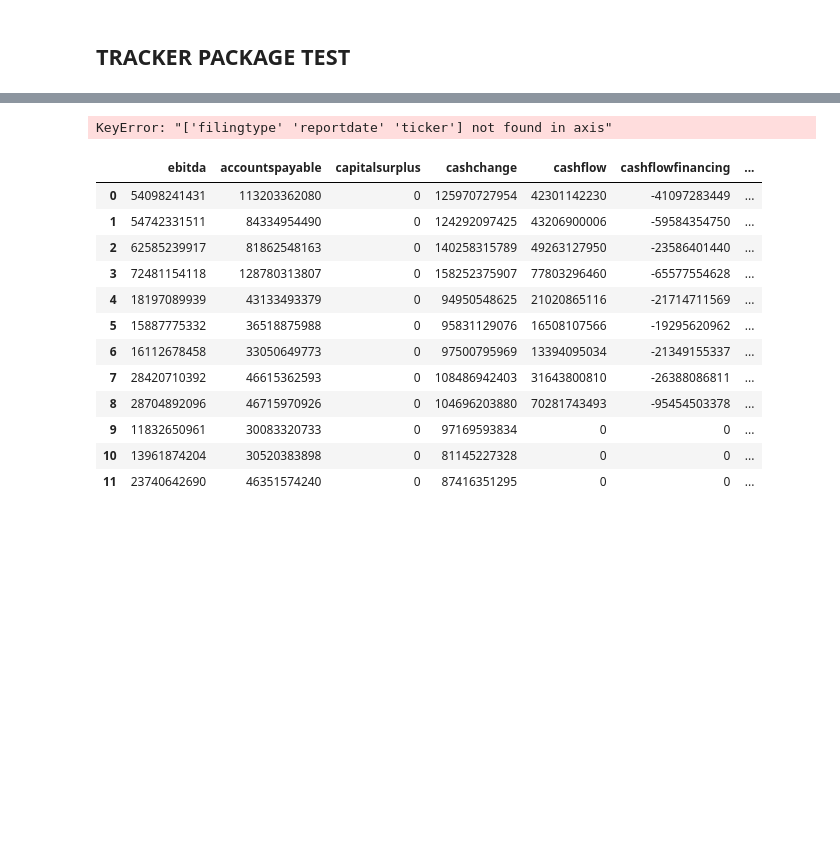
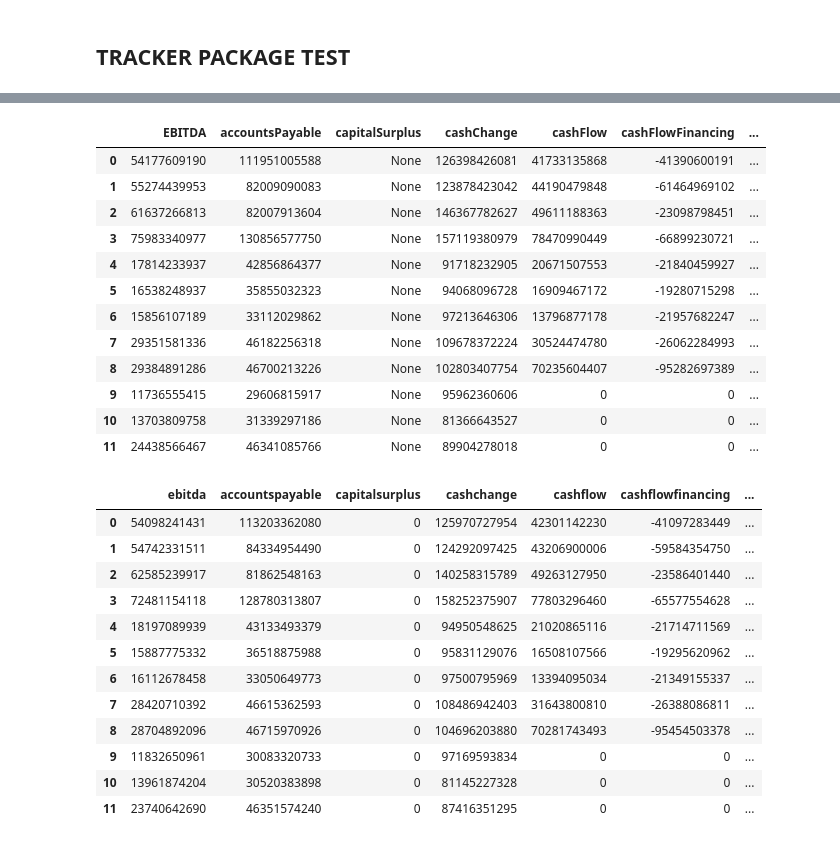
Before and after one commit to Michiel-DK/tracker, a Jupyter notebook: notebooks/try.ipynb, the cells around one changed output, grey strips where cells are left out. Cells and saved outputs as stored; diff of their text form; code cells hidden in the pictures; blank space fills up the shorter version.

```diff
--- a/notebooks/try.ipynb
+++ b/notebooks/try.ipynb
@@ -23,7 +25,19 @@ adbe.get_financials()
-# %%
-fin = adbe.get_financials().drop(labels=['filingType', 'reportdate', 'id', 'key', 'subkey', 'ticker'], axis=1)
-# %% [output]
-KeyError: "['filingtype' 'reportdate' 'ticker'] not found in axis"
+# %%
+adbe.get_financials()
+# %% [output]
+|  | EBITDA | accountsPayable | capitalSurplus | cashChange | cashFlow | cashFlowFinancing | ... |
+| 0 | 54177609190 | 111951005588 | None | 126398426081 | 41733135868 | -41390600191 | ... |
+| 1 | 55274439953 | 82009090083 | None | 123878423042 | 44190479848 | -61464969102 | ... |
+| 2 | 61637266813 | 82007913604 | None | 146367782627 | 49611188363 | -23098798451 | ... |
+| 3 | 75983340977 | 130856577750 | None | 157119380979 | 78470990449 | -66899230721 | ... |
+| 4 | 17814233937 | 42856864377 | None | 91718232905 | 20671507553 | -21840459927 | ... |
+| 5 | 16538248937 | 35855032323 | None | 94068096728 | 16909467172 | -19280715298 | ... |
+| 6 | 15856107189 | 33112029862 | None | 97213646306 | 13796877178 | -21957682247 | ... |
+| 7 | 29351581336 | 46182256318 | None | 109678372224 | 30524474780 | -26062284993 | ... |
+| 8 | 29384891286 | 46700213226 | None | 102803407754 | 70235604407 | -95282697389 | ... |
+| 9 | 11736555415 | 29606815917 | None | 95962360606 | 0 | 0 | ... |
+| 10 | 13703809758 | 31339297186 | None | 81366643527 | 0 | 0 | ... |
+| 11 | 24438566467 | 46341085766 | None | 89904278018 | 0 | 0 | ... |
 # %%
 adbe.preprocess()
 # %% [output]
```
Also changed, not shown: parts of 4 cells of this notebook, 4 other files.
